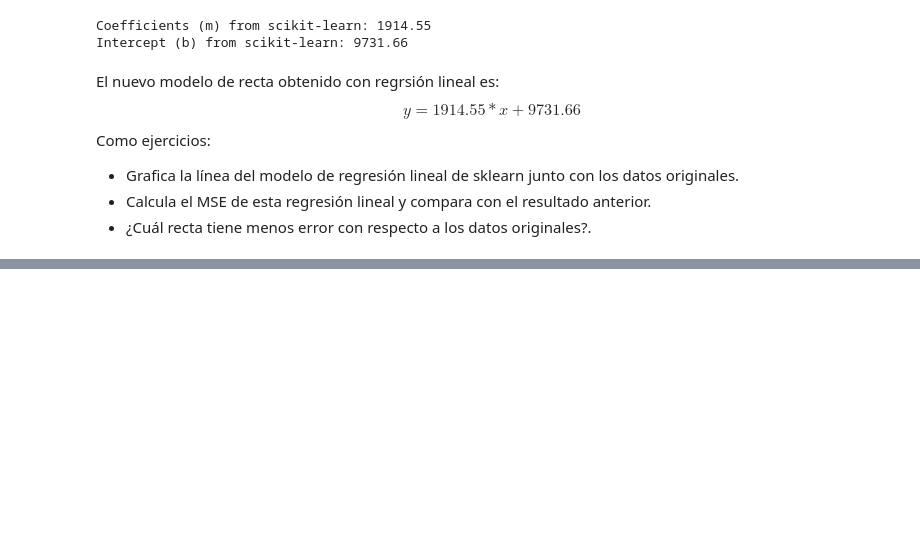
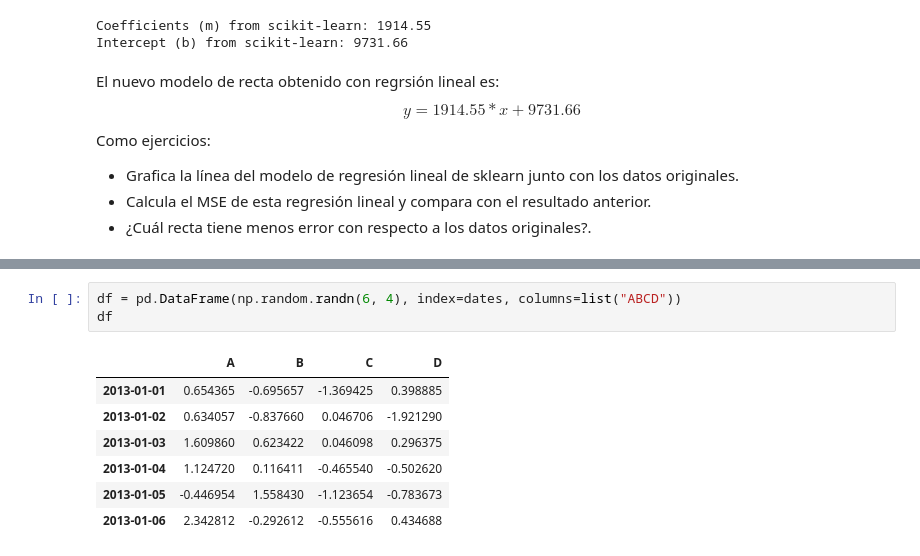
Before and after one commit to ximenaOr7/ximenaob_mineria, a Jupyter notebook: minería_de_datos_cuaderno_.ipynb, the cells around one changed output, grey strips where cells are left out. Cells and saved outputs as stored; diff of their text form; blank space fills up the shorter version.

```diff
--- a/minería_de_datos_cuaderno_.ipynb
+++ b/minería_de_datos_cuaderno_.ipynb
@@ -448,0 +473,11 @@ Como ejercicios:
+# %%
+df = pd.DataFrame(np.random.randn(6, 4), index=dates, columns=list("ABCD"))
+df
+# %% [output]
+|  | A | B | C | D |
+| 2013-01-01 | 0.654365 | -0.695657 | -1.369425 | 0.398885 |
+| 2013-01-02 | 0.634057 | -0.837660 | 0.046706 | -1.921290 |
+| 2013-01-03 | 1.609860 | 0.623422 | 0.046098 | 0.296375 |
+| 2013-01-04 | 1.124720 | 0.116411 | -0.465540 | -0.502620 |
+| 2013-01-05 | -0.446954 | 1.558430 | -1.123654 | -0.783673 |
+| 2013-01-06 | 2.342812 | -0.292612 | -0.555616 | 0.434688 |
```
Also changed, not shown: parts of 18 cells of this notebook.
